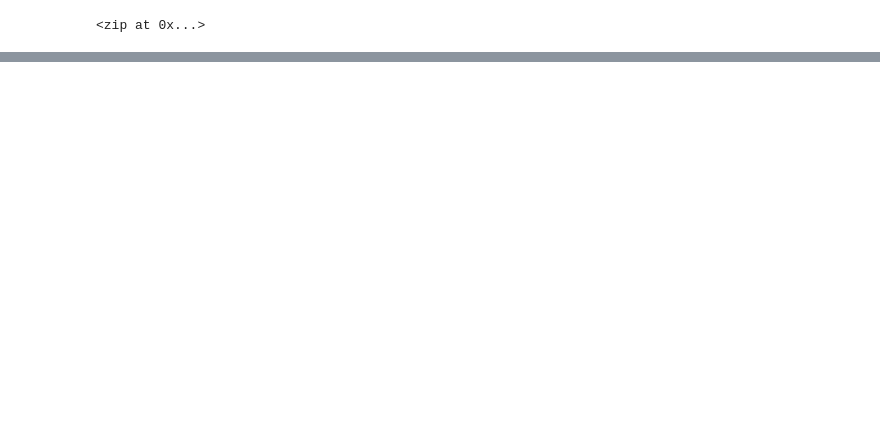
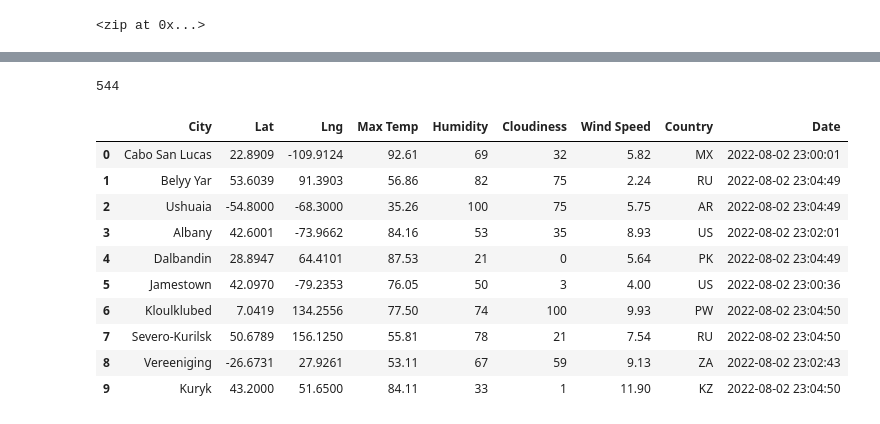
Before and after one commit to vandenesserm/World_Weather_Analysis, a Jupyter notebook: WeatherPy.ipynb, the cells around one changed output, grey strips where cells are left out. Saved outputs shown, nothing was run; the diff lists cells and outputs as text; code cells hidden in the pictures; blank space fills up the shorter version.

```diff
--- a/WeatherPy.ipynb
+++ b/WeatherPy.ipynb
@@ -45,0 +48,14 @@ len(cities)
+# %%
+# Starting URL for Weather Map API Call:
+url = "http://api.openweathermap.org/data/2.5/weather?units=Imperial&APPID=" + weather_api_key
+# %%
+# Create an empty list to hold the weather data:
+city_data = []
+
+# Print the beginning of the logging:
+print("Beginning Data Retrieval     ")
+print("-----------------------------")
+
+# Create counters:
+record_count = 1
+set_count = 1
@@ -45,0 +139,20 @@ len(cities)
+# %%
+len(city_data)
+# %% [output]
+544
+# %%
+# Convert the array of dictionaries to a Pandas DataFrame:
+city_data_df = pd.DataFrame(city_data)
+city_data_df.head(10)
+# %% [output]
+|  | City | Lat | Lng | Max Temp | Humidity | Cloudiness | Wind Speed | Country | Date |
+| 0 | Cabo San Lucas | 22.8909 | -109.9124 | 92.61 | 69 | 32 | 5.82 | MX | 2022-08-02 23:00:01 |
+| 1 | Belyy Yar | 53.6039 | 91.3903 | 56.86 | 82 | 75 | 2.24 | RU | 2022-08-02 23:04:49 |
+| 2 | Ushuaia | -54.8000 | -68.3000 | 35.26 | 100 | 75 | 5.75 | AR | 2022-08-02 23:04:49 |
+| 3 | Albany | 42.6001 | -73.9662 | 84.16 | 53 | 35 | 8.93 | US | 2022-08-02 23:02:01 |
+| 4 | Dalbandin | 28.8947 | 64.4101 | 87.53 | 21 | 0 | 5.64 | PK | 2022-08-02 23:04:49 |
+| 5 | Jamestown | 42.0970 | -79.2353 | 76.05 | 50 | 3 | 4.00 | US | 2022-08-02 23:00:36 |
+| 6 | Kloulklubed | 7.0419 | 134.2556 | 77.50 | 74 | 100 | 9.93 | PW | 2022-08-02 23:04:50 |
+| 7 | Severo-Kurilsk | 50.6789 | 156.1250 | 55.81 | 78 | 21 | 7.54 | RU | 2022-08-02 23:04:50 |
+| 8 | Vereeniging | -26.6731 | 27.9261 | 53.11 | 67 | 59 | 9.13 | ZA | 2022-08-02 23:02:43 |
+| 9 | Kuryk | 43.2000 | 51.6500 | 84.11 | 33 | 1 | 11.90 | KZ | 2022-08-02 23:04:50 |
```
Also changed, not shown: parts of 11 cells of this notebook, 4 other files.
